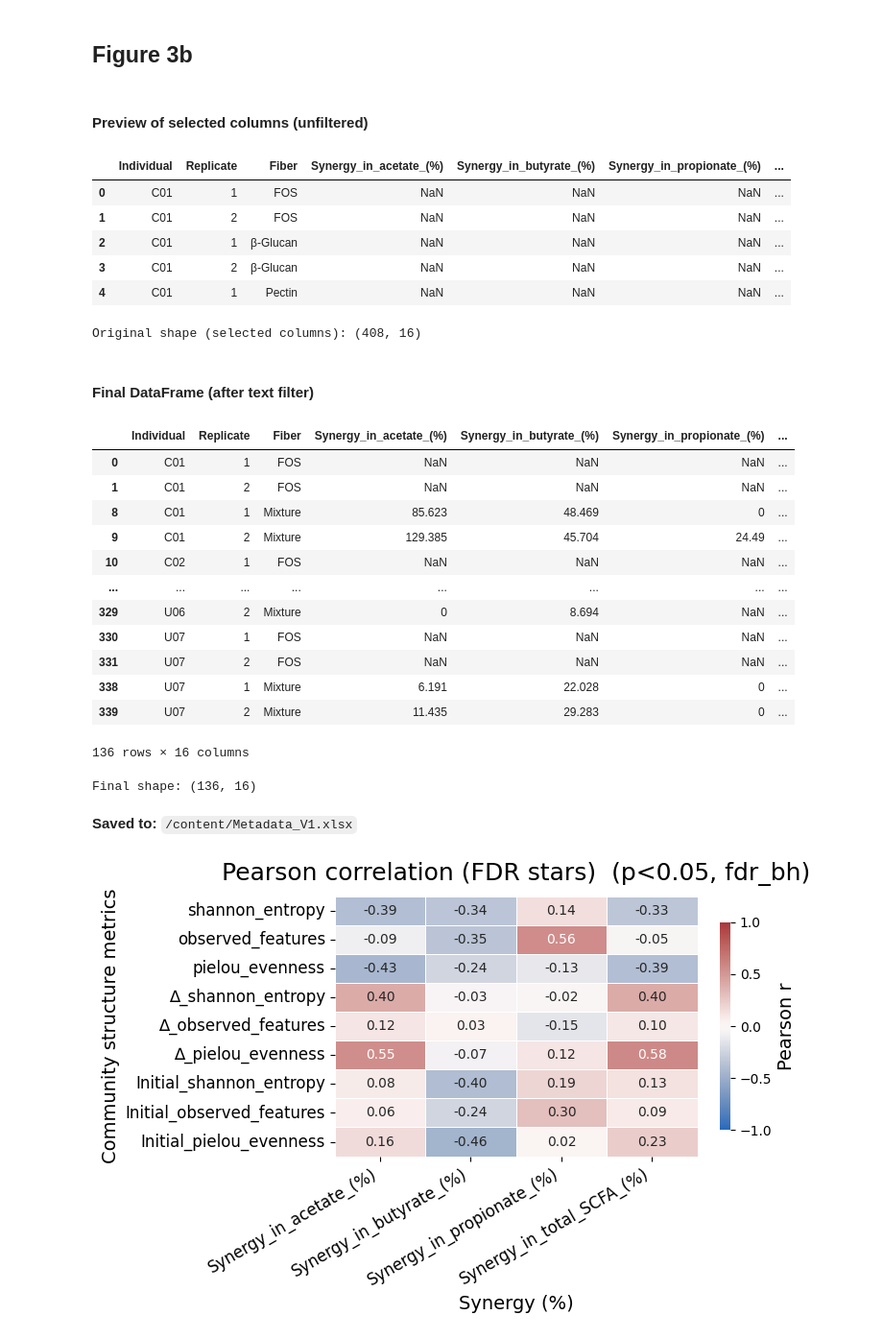
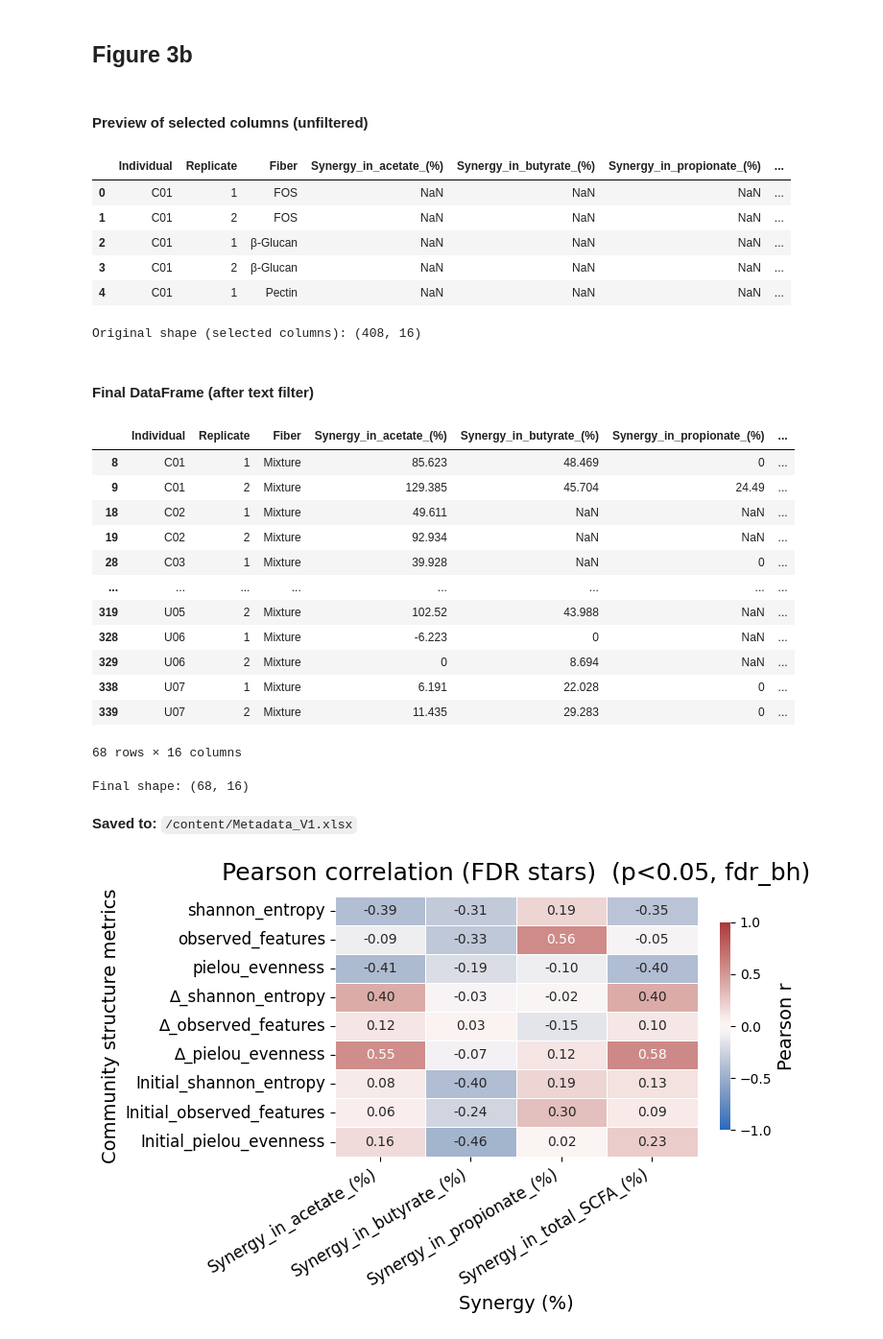
Before and after one commit to Galeano-Garcia-GS/Synergistic-SCFA-production-by-Fiber-Mixture, a Jupyter notebook: New_insights_into_synergistic_boosts_in_SCFA_production_across_health_conditions_induced_by_a_fiber_mixture.ipynb, the cells around one changed output. Shown: that part at 96% size. Saved outputs shown, nothing was run; the diff lists cells and outputs as text; code cells hidden in the pictures.

```diff
--- a/New_insights_into_synergistic_boosts_in_SCFA_production_across_health_conditions_induced_by_a_fiber_mixture.ipynb
+++ b/New_insights_into_synergistic_boosts_in_SCFA_production_across_health_conditions_induced_by_a_fiber_mixture.ipynb
@@ -158,7 +190,7 @@ import pandas as pd
 import numpy as np
 
 # ---- Load data ----
-metadata_file_path = "Metadata_V1.xlsx"  #@param {type:"string"}
+metadata_file_path = "/content/Metadata_V1.xlsx"  #@param {type:"string"}
 df = pd.read_excel(metadata_file_path)
 
 # ---- Column handles ----
@@ -339,7 +371,7 @@ columns_csv = "Individual,Replicate,Fiber,Synergy_in_acetate_(%),Synergy_in_buty
 enable_filtering = True  #@param {type:"boolean"}
 
 # Free-text filter syntax, e.g. Fiber==Mixture, FOS, Individual==C01
-filter_query = "Fiber==Mixture, FOS"  # @param {type:"string"}
+filter_query = "Fiber==Mixture"  # @param {type:"string"}
 
 output_directory = "/content"  #@param {type:"string"}
 output_filename = "Metadata_V1.xlsx"  #@param {type:"string"}
@@ -447,45 +479,45 @@ display(df_filtered)
 print(f"Final shape: {df_filtered.shape}")
 
 # ---------- Save to file ----------
 
 if create_directory_if_missing and not os.path.exists(output_directory):
     os.makedirs(output_directory, exist_ok=True)
 
 out_path = os.path.join(output_directory, output_filename)
 
 if save_format.startswith("Excel"):
     if not out_path.lower().endswith(".xlsx"):
         out_path += ".xlsx"
     df_filtered.to_excel(out_path, index=include_index)
 else:
     if not out_path.lower().endswith(".csv"):
         out_path += ".csv"
     df_filtered.to_csv(out_path, index=include_index)
 
 display(HTML(f"<b>Saved to:</b> <code>{out_path}</code>"))
 # %% [output]
 Preview of selected columns (unfiltered)
 |  | Individual | Replicate | Fiber | Synergy_in_acetate_(%) | Synergy_in_butyrate_(%) | Synergy_in_propionate_(%) | ... |
 | 0 | C01 | 1 | FOS | NaN | NaN | NaN | ... |
 | 1 | C01 | 2 | FOS | NaN | NaN | NaN | ... |
 | 2 | C01 | 1 | β-Glucan | NaN | NaN | NaN | ... |
 | 3 | C01 | 2 | β-Glucan | NaN | NaN | NaN | ... |
 | 4 | C01 | 1 | Pectin | NaN | NaN | NaN | ... |
 Original shape (selected columns): (408, 16)
 Final DataFrame (after text filter)
 |  | Individual | Replicate | Fiber | Synergy_in_acetate_(%) | Synergy_in_butyrate_(%) | Synergy_in_propionate_(%) | ... |
-| 0 | C01 | 1 | FOS | NaN | NaN | NaN | ... |
-| 1 | C01 | 2 | FOS | NaN | NaN | NaN | ... |
 | 8 | C01 | 1 | Mixture | 85.623 | 48.469 | 0 | ... |
 | 9 | C01 | 2 | Mixture | 129.385 | 45.704 | 24.49 | ... |
-| 10 | C02 | 1 | FOS | NaN | NaN | NaN | ... |
+| 18 | C02 | 1 | Mixture | 49.611 | NaN | NaN | ... |
+| 19 | C02 | 2 | Mixture | 92.934 | NaN | NaN | ... |
+| 28 | C03 | 1 | Mixture | 39.928 | NaN | 0 | ... |
 | ... | ... | ... | ... | ... | ... | ... | ... |
+| 319 | U05 | 2 | Mixture | 102.52 | 43.988 | NaN | ... |
+| 328 | U06 | 1 | Mixture | -6.223 | 0 | NaN | ... |
 | 329 | U06 | 2 | Mixture | 0 | 8.694 | NaN | ... |
-| 330 | U07 | 1 | FOS | NaN | NaN | NaN | ... |
-| 331 | U07 | 2 | FOS | NaN | NaN | NaN | ... |
 | 338 | U07 | 1 | Mixture | 6.191 | 22.028 | 0 | ... |
 | 339 | U07 | 2 | Mixture | 11.435 | 29.283 | 0 | ... |
-136 rows × 16 columns
+68 rows × 16 columns
-Final shape: (136, 16)
+Final shape: (68, 16)
 Saved to: /content/Metadata_V1.xlsx
 # %%
```
Also changed, not shown: parts of 5 cells of this notebook.
